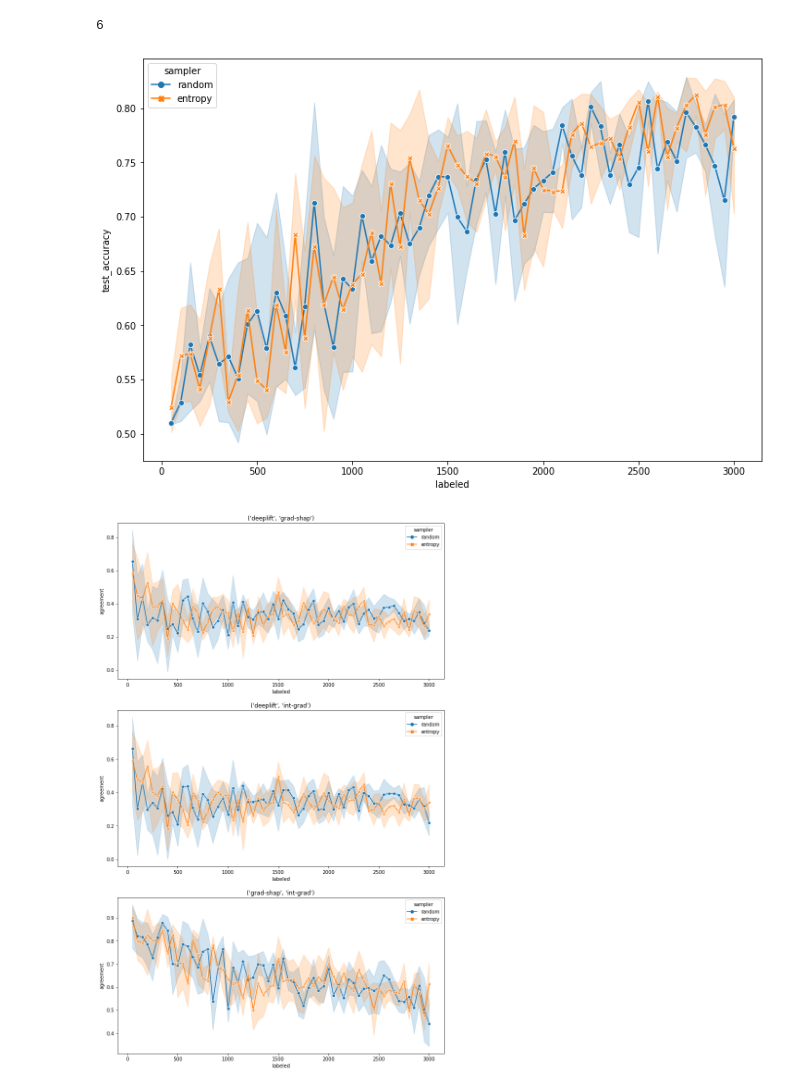
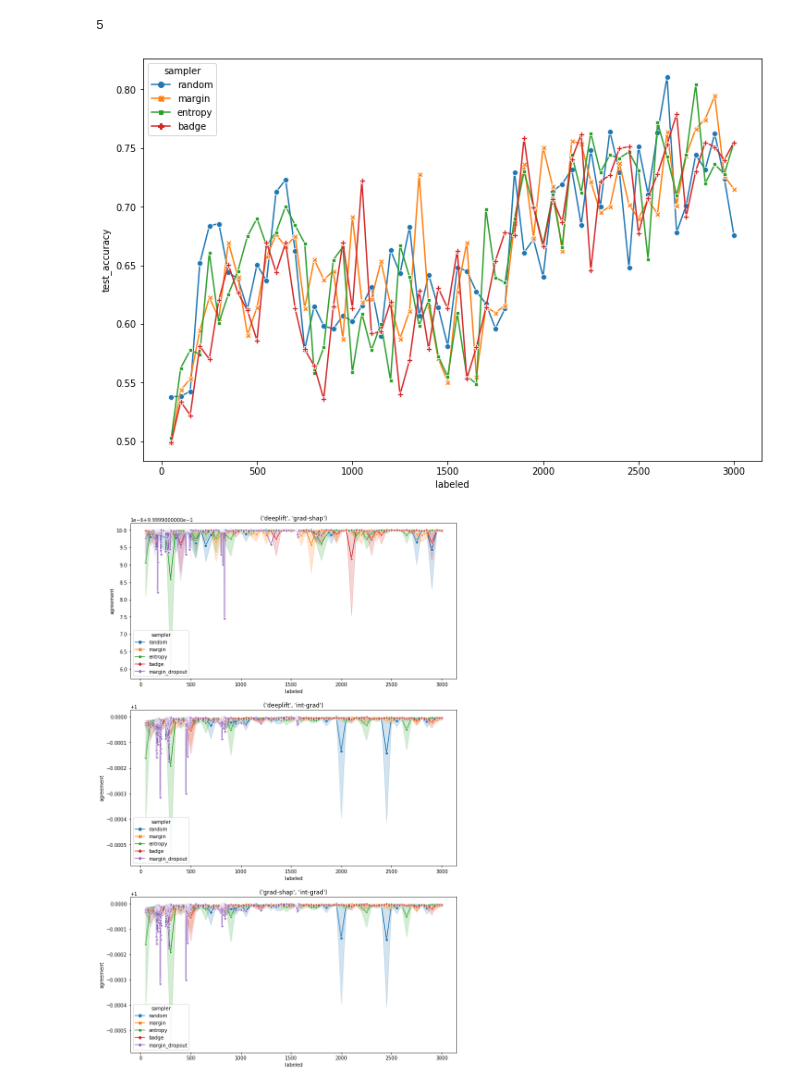
Before and after one commit to mttk/unity-in-xai-court, a Jupyter notebook: notebooks/viz.ipynb, the cells around one changed output. Saved outputs shown, nothing was run; the diff lists cells and outputs as text; code cells hidden in the pictures.

```diff
--- a/notebooks/viz.ipynb
+++ b/notebooks/viz.ipynb
@@ -8,9 +8,10 @@ import itertools
 import pickle
 import os
 # %%
-base_dir = "../results"
+base_dir = "../results/storage2"
 dataset = "IMDB"
-samplers = ["random", "margin", "entropy", "badge", "margin_dropout", "entropy_dropout"]
+model = "JWA"
+samplers = ["random", "margin", "entropy", "badge", "margin_dropout", "entropy_dropout", "batch_bald"]
 experiments = []
 metas = []
 
@@ -20,6 +21,7 @@ for sampler in samplers:
         if filename.startswith(exp_id) and filename.endswith(".pkl"):
             with open(os.path.join(base_dir, filename), "rb") as f:
                 results, meta = pickle.load(f)
+                print(meta)
                 experiments.append(results)
             break
 
@@ -27,7 +35,7 @@ meta["interpret_pairs"] = list(itertools.combinations(meta["interpreters"], 2))
 # %%
 len(experiments)
 # %% [output]
-6
+5
 # %%
 def plot_last_epoch(experiment, interpret_pairs):
     agreement_dict = defaultdict(list)
@@ -126,7 +134,7 @@ def plot_last_epoch_ci(experiments, meta, al_sampler):
     plt.show()
 
 
-def plot_al_accuracy(experiment_sets, meta, samplers):
+def plot_al_accuracy(experiment_sets, meta, samplers, ci=95):
     dfs = []
     for exp_set, sampler in zip(experiment_sets, samplers):
         df_tr, _ = extract_last_epoch(exp_set, meta["interpret_pairs"])
@@ -143,9 +151,10 @@ def plot_al_accuracy(experiment_sets, meta, samplers):
         style="sampler",
         markers=True,
         dashes=False,
+        ci=ci,
     )
 
-def plot_al_agreement(experiment_sets, meta, samplers):
+def plot_al_agreement(experiment_sets, meta, samplers, ci=95):
     fig, axs = plt.subplots(len(meta["interpret_pairs"]), figsize=(12, 20))
     for ip, ax in zip(meta["interpret_pairs"], axs):
         dfs = []
@@ -166,20 +175,21 @@ def plot_al_agreement(experiment_sets, meta, samplers):
             markers=True,
             dashes=False,
             picker=1,
+            ci=ci,
         )
         ax.set_title(ip)
 # %%
-filt_ids = [0, 2]
+filt_ids = [0, 1, 2, 3]
 filt_exp = []
 filt_samplers = []
 for id_ in filt_ids:
     filt_exp.append(experiments[id_])
     filt_samplers.append(samplers[id_])
 # %%
-plot_al_accuracy(filt_exp, meta, filt_samplers)
+plot_al_accuracy(filt_exp, meta, filt_samplers, ci=None)
 # %% [output]
-[figure, old version]
+[figure, new version]
 # %%
 plot_al_agreement(filt_exp, meta, filt_samplers)
 # %% [output]
-[figure, old version]
+[figure, new version]
```
Also changed, not shown: parts of 5 cells of this notebook, 5 other files.
